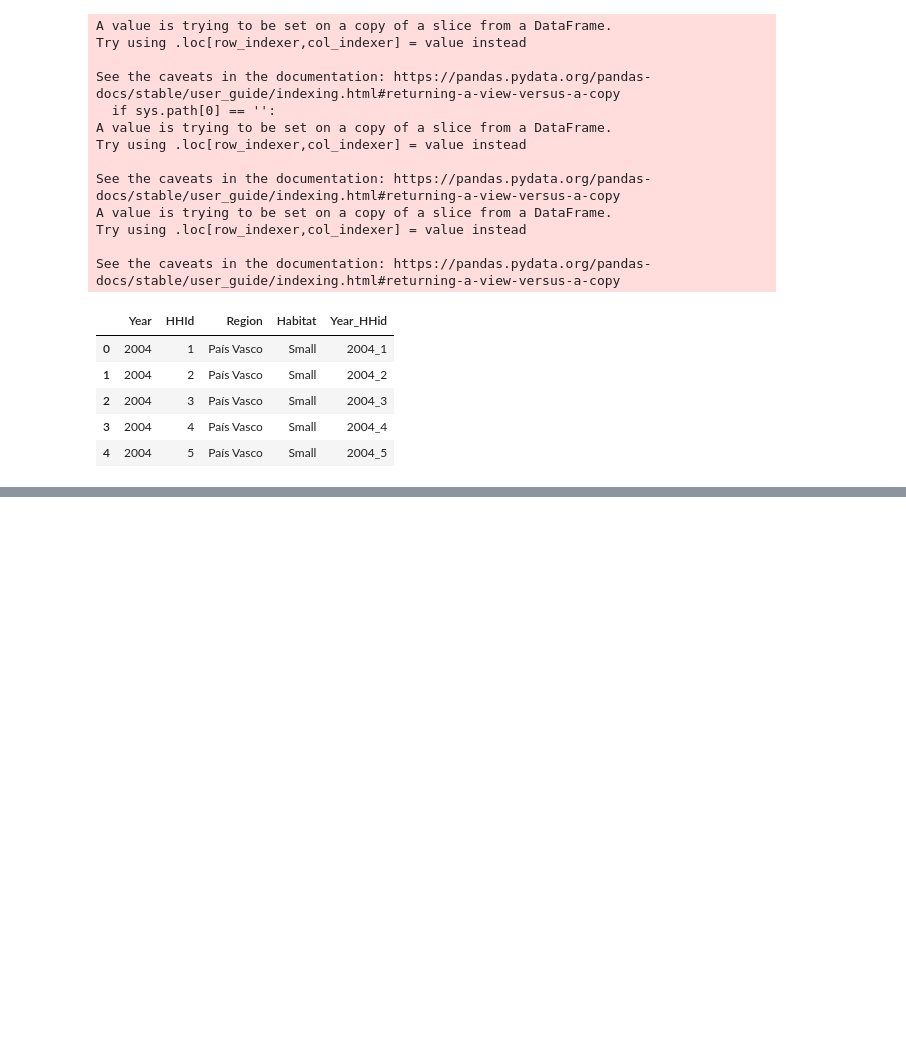
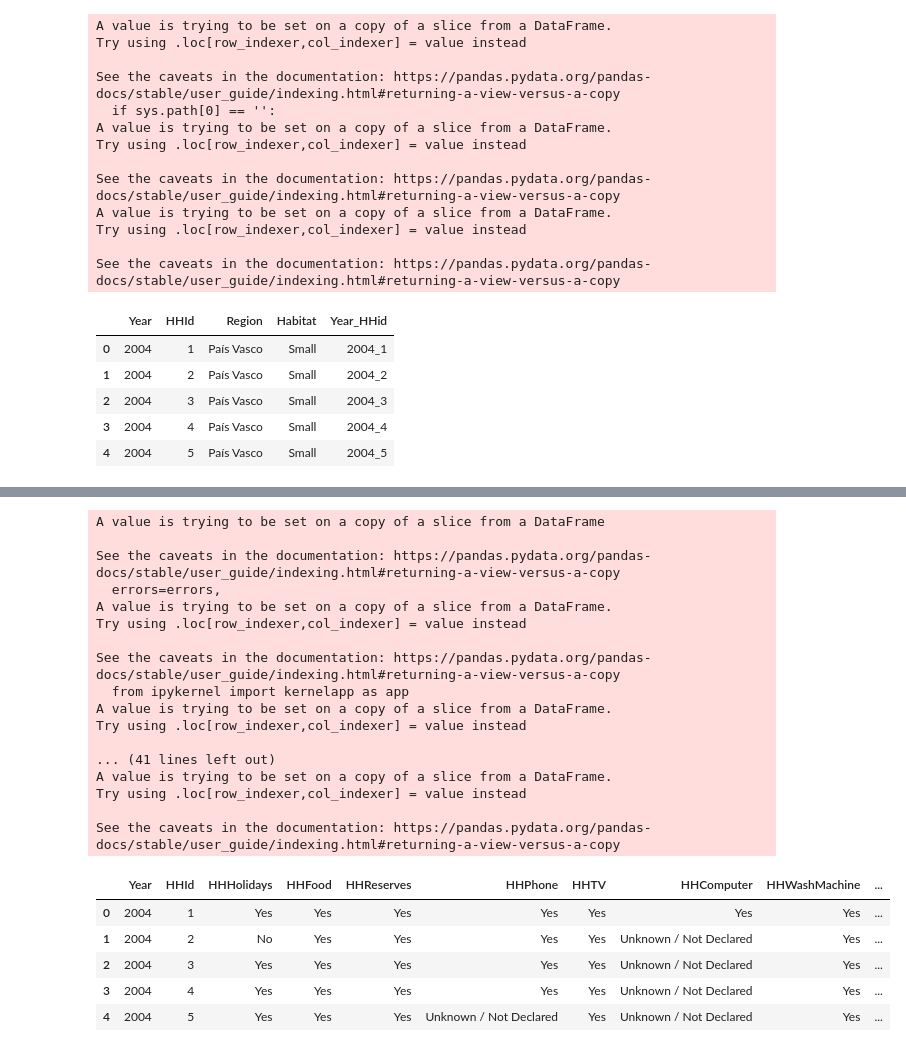
Before and after one commit to mariaferrol1988/TFM_MasterDataSciences, a Jupyter notebook: Data/data_preparation.ipynb, the cells around one changed output, grey strips where cells are left out. Cells and saved outputs as stored; diff of their text form; code cells hidden in the pictures; blank space fills up the shorter version.

Commit message:
Funciones para limpiar el fichero de H de hogares aplicadas a dataframe

```diff
--- a/Data/data_preparation.ipynb
+++ b/Data/data_preparation.ipynb
@@ -156,0 +195,79 @@ See the caveats in the documentation: https://pandas.pydata.org/pandas-docs/stab
+# %%
+# Selección de variables
+dfH_varlist = ['HB010','HB030','HS040','HS050','HS060','HS070','HS080','HS090','HS100','HS110',
+               'HS120', 'HS140','HH050','HX040','HX240','vhRentaa','vhRentaAIa','vhPobreza','vhMATDEP']
+
+# Filtrado de columnas
+df_H1  = df_H[dfH_varlist]
+
+# Cambio de nombre de las variables
+df_H1.rename(columns = {'HB010':'Year','HB030': 'HHId', 'HS040':'HHHolidays','HS050':'HHFood',
+                             'HS060':'HHReserves','HS070':'HHPhone', 'HS080':'HHTV','HS090':'HHComputer',
+                             'HS100':'HHWashMachine', 'HS110': 'HHCar','HS120':'AREMonth', 'HS140':'HousingCost',
+                             'HH050':'Heath', 'HX040':'HHnMembers','HX060':'HHType', 'HX240' : 'HHConsUnits'}, inplace = True)
+
+# Creación de un ID año + ID del hogar para evitar duplicaciones entre los ids de distintos años
+df_H1['Year_HHid'] = df_H1['Year'].astype(str) + '_' + df_H1['HHId'].astype(str)
+
+# Función para convertir a float las variable de renta y y otras que deberían ser numéricas
+def to_numeric(x):
+    if type(x) is str:
+        x = x.lstrip()
+        if not x:
+            return np.NaN
+        else:
+            return float(x)
+    else:
+        return x
+
+# Aplicación de la función to_numeric a renta y dificultad para llegar a fin de mes
+df_H1['vhRentaa'] = df_H1['vhRentaa'].apply(to_numeric)
+df_H1['vhRentaAIa'] = df_H1['vhRentaAIa'].apply(to_numeric)
+df_H1['AREMonth'] = df_H1['AREMonth'].apply(to_numeric)
+
+df_H1['HousingCost'] = df_H1['HousingCost'].apply(lambda x: 'HighImpactHH' if x == '1' \
+                                                            else 'MediumImpactHH' if x == '2' \
+                                                            else 'LowImpactHH' if x == '3' else 'Unknown / Not Declared')
+
+# HH Deprivation
+def HHDepriv(x):
+    if x == '1':
+        return 'Yes'
+    elif x == '2':
+        return 'No '
+    else:
+        return 'Unknown / Not Declared'
+
+df_H1['HHFood'] = df_H1['HHFood'].apply(HHDepriv)
+df_H1['HHHolidays'] = df_H1['HHHolidays'].apply(HHDepriv)
+df_H1['HHReserves'] = df_H1['HHReserves'].apply(HHDepriv)
+df_H1['HHPhone'] = df_H1['HHPhone'].apply(HHDepriv)
+df_H1['HHTV'] = df_H1['HHTV'].apply(HHDepriv)
+df_H1['HHComputer'] = df_H1['HHComputer'].apply(HHDepriv)
+df_H1['HHWashMachine'] = df_H1['HHWashMachine'].apply(HHDepriv)
+df_H1['HHCar'] = df_H1['HHCar'].apply(HHDepriv)
+df_H1.head()
+# %% [output]
+A value is trying to be set on a copy of a slice from a DataFrame
+
+See the caveats in the documentation: https://pandas.pydata.org/pandas-docs/stable/user_guide/indexing.html#returning-a-view-versus-a-copy
+  errors=errors,
+A value is trying to be set on a copy of a slice from a DataFrame.
+Try using .loc[row_indexer,col_indexer] = value instead
+
+See the caveats in the documentation: https://pandas.pydata.org/pandas-docs/stable/user_guide/indexing.html#returning-a-view-versus-a-copy
+  from ipykernel import kernelapp as app
+A value is trying to be set on a copy of a slice from a DataFrame.
+Try using .loc[row_indexer,col_indexer] = value instead
+
+... (41 lines left out)
+A value is trying to be set on a copy of a slice from a DataFrame.
+Try using .loc[row_indexer,col_indexer] = value instead
+
+See the caveats in the documentation: https://pandas.pydata.org/pandas-docs/stable/user_guide/indexing.html#returning-a-view-versus-a-copy
+|  | Year | HHId | HHHolidays | HHFood | HHReserves | HHPhone | HHTV | HHComputer | HHWashMachine | ... |
+| 0 | 2004 | 1 | Yes | Yes | Yes | Yes | Yes | Yes | Yes | ... |
+| 1 | 2004 | 2 | No | Yes | Yes | Yes | Yes | Unknown / Not Declared | Yes | ... |
+| 2 | 2004 | 3 | Yes | Yes | Yes | Yes | Yes | Unknown / Not Declared | Yes | ... |
+| 3 | 2004 | 4 | Yes | Yes | Yes | Yes | Yes | Unknown / Not Declared | Yes | ... |
+| 4 | 2004 | 5 | Yes | Yes | Yes | Unknown / Not Declared | Yes | Unknown / Not Declared | Yes | ... |
```
Also changed, not shown: parts of 7 cells of this notebook.
